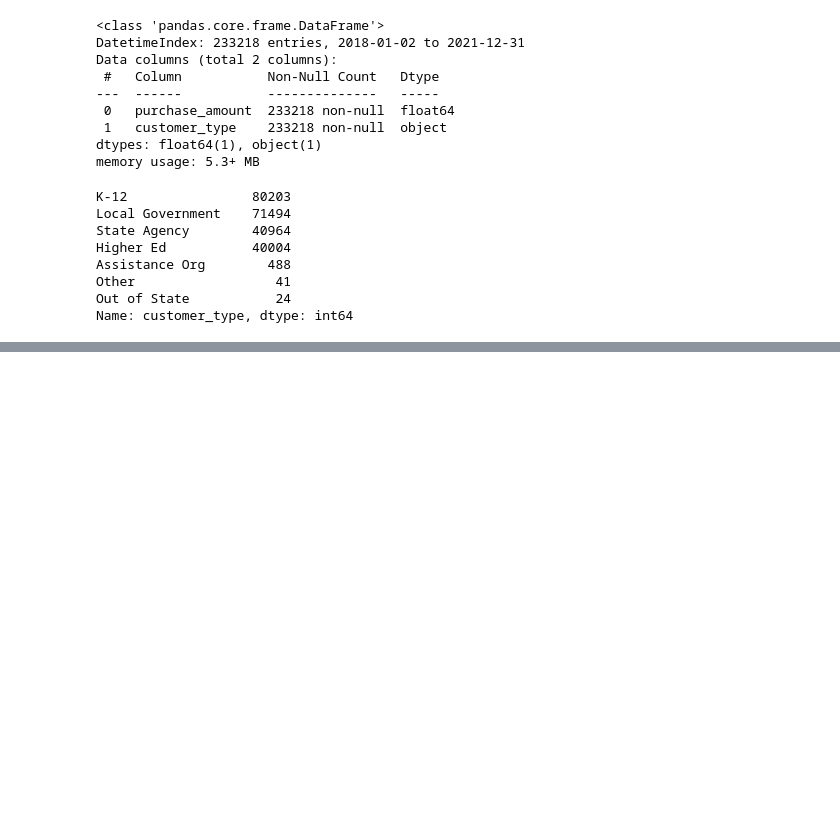
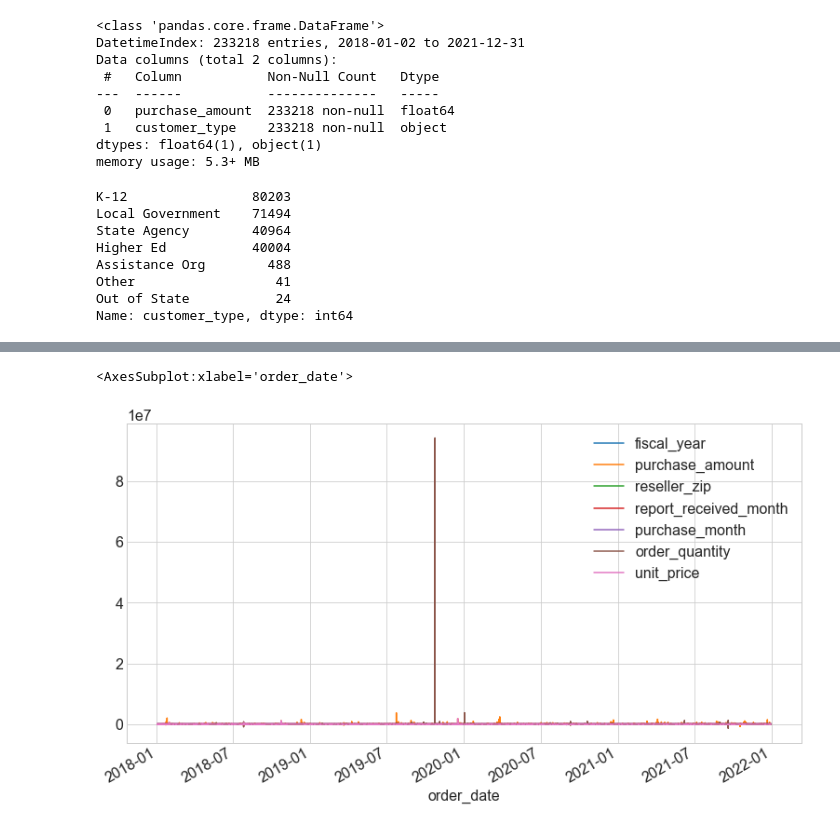
Before and after one commit to The-Real-MVPs/cisco-time-series-analysis, a Jupyter notebook: yvette_ibarra/yvette_workbook.ipynb, the cells around one changed output, grey strips where cells are left out. Cells and saved outputs as stored; diff of their text form; code cells hidden in the pictures; blank space fills up the shorter version.

```diff
--- a/yvette_ibarra/yvette_workbook.ipynb
+++ b/yvette_ibarra/yvette_workbook.ipynb
@@ -486,0 +654,5 @@ There seems to be seasonality by state agency!! yay!
+# %%
+train.plot()
+# %% [output]
+<AxesSubplot:xlabel='order_date'>
+[figure, added]
```
Also changed, not shown: parts of 71 cells of this notebook.
